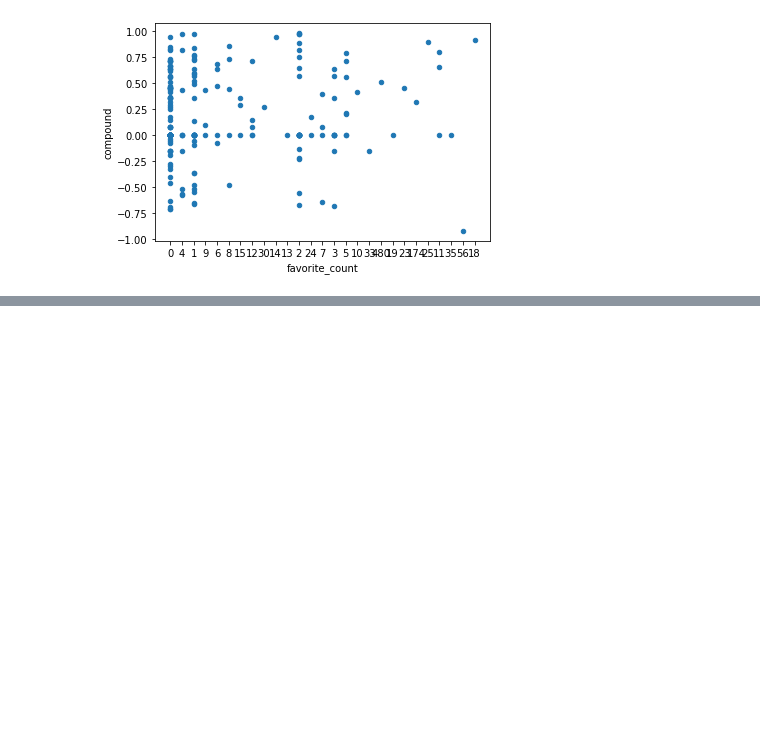
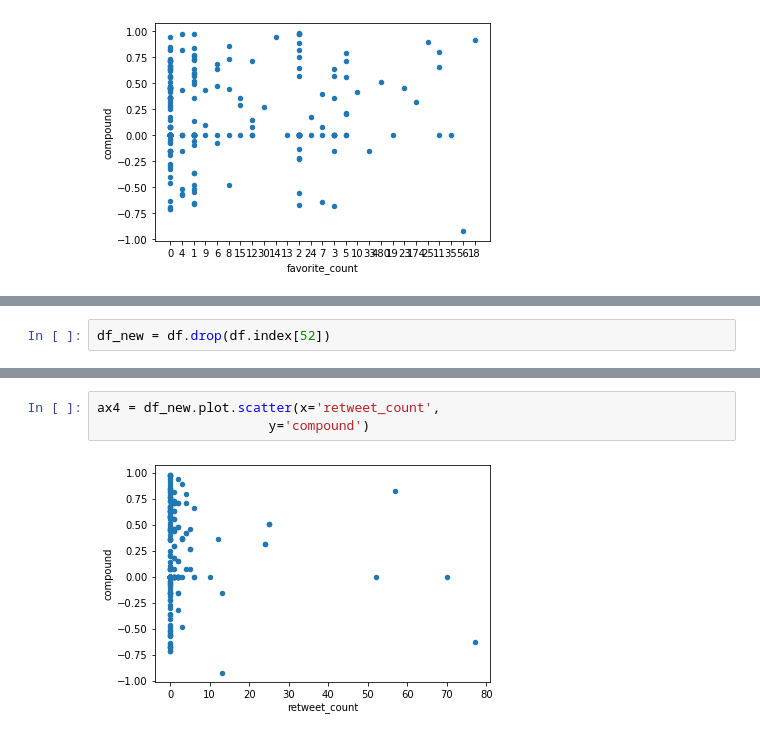
Before and after one commit to samanthasains/RDShipWars, a Jupyter notebook: test-train.ipynb, the cells around one changed output, grey strips where cells are left out. Drawn from its saved outputs; the diff is of its cells as text; blank space fills up the shorter version.

```diff
--- a/test-train.ipynb
+++ b/test-train.ipynb
@@ -203,0 +238,2 @@ ax3 = df.plot.scatter(x='favorite_count',
+# %%
+df_new = df.drop(df.index[52])
@@ -203,0 +272,5 @@ ax3 = df.plot.scatter(x='favorite_count',
+# %%
+ax4 = df_new.plot.scatter(x='retweet_count',
+                      y='compound')
+# %% [output]
+[figure, added]
```
Also changed, not shown: parts of 8 cells of this notebook, 7 other files.
